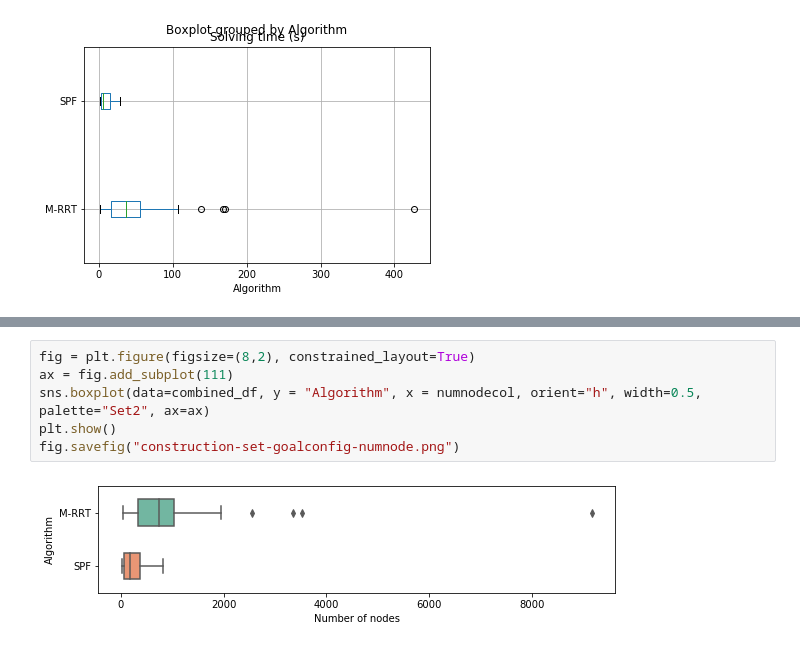
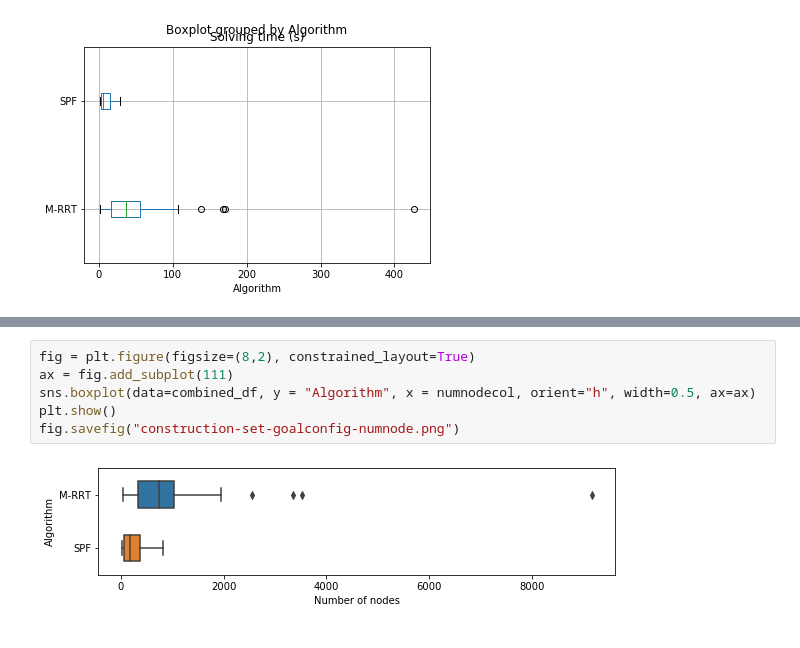
Before and after one commit to humanoid-path-planner/hpp_benchmark, a Jupyter notebook: 2022-07-08/visualize_results.ipynb, the cells around one changed output, grey strips where cells are left out. Drawn from its saved outputs; the diff is of its cells as text.

```diff
--- a/2022-07-08/visualize_results.ipynb
+++ b/2022-07-08/visualize_results.ipynb
@@ -213,10 +163,10 @@ Name: Solving time (s), dtype: float64
 # %%
 fig = plt.figure(figsize=(8,2), constrained_layout=True)
 ax = fig.add_subplot(111)
-sns.boxplot(data=combined_df, y = "Algorithm", x = numnodecol, orient="h", width=0.5, palette="Set2", ax=ax)
+sns.boxplot(data=combined_df, y = "Algorithm", x = numnodecol, orient="h", width=0.5, ax=ax)
 plt.show()
 fig.savefig("construction-set-goalconfig-numnode.png")
 # %% [output]
-[figure, old version]
+[figure, new version]
 # %%
 print("M-RRT:")
```
Also changed, not shown: parts of 69 cells of this notebook, 30 other files.
